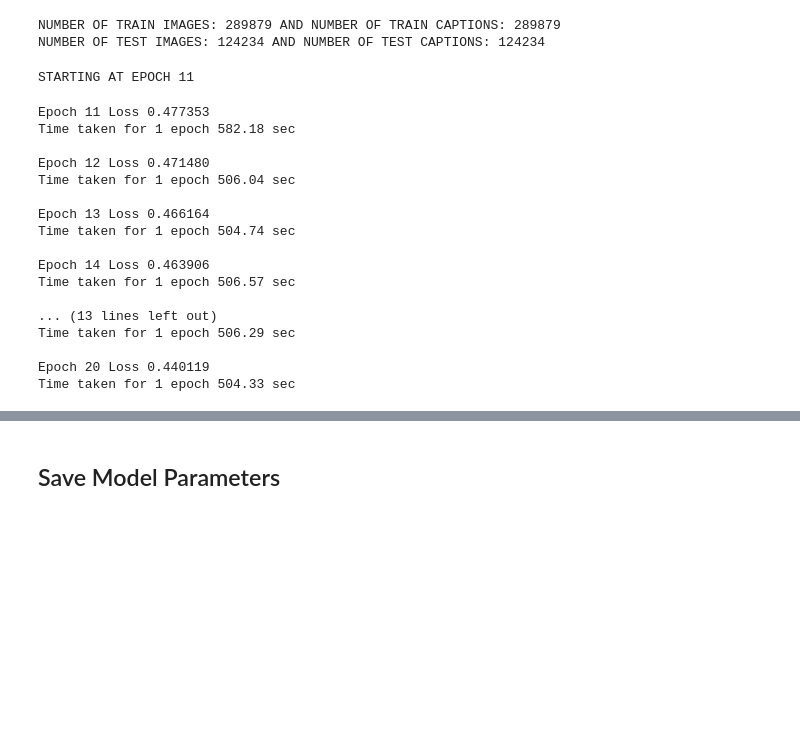
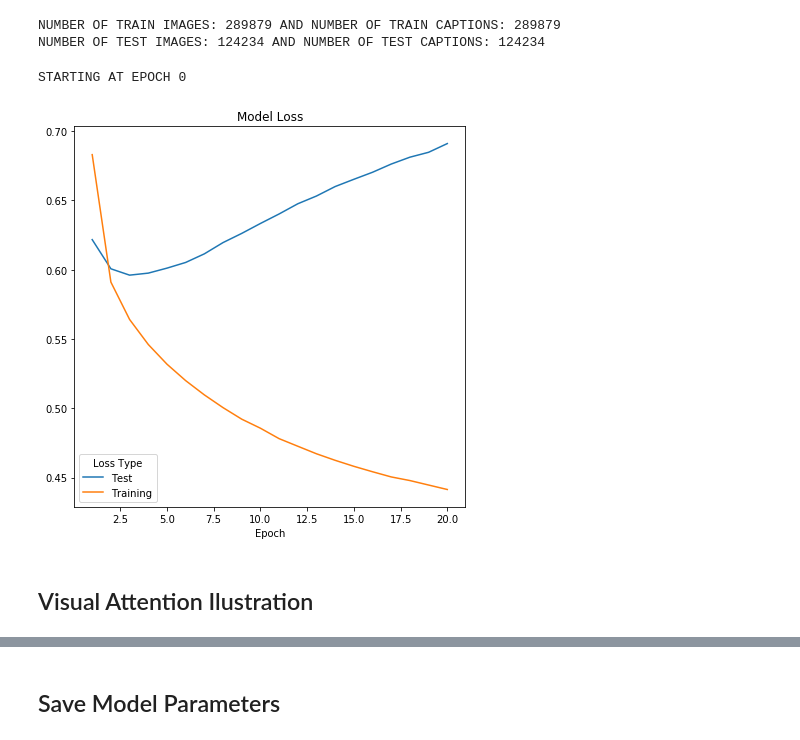
Before and after one commit to juanse1608/AST-ImageCaptioning, a Jupyter notebook: Notebooks/ImageCaptioningDemo.ipynb, the cells around one changed output, grey strips where cells are left out. Saved outputs shown, nothing was run; the diff lists cells and outputs as text; code cells hidden in the pictures; blank space fills up the shorter version.

```diff
--- a/Notebooks/ImageCaptioningDemo.ipynb
+++ b/Notebooks/ImageCaptioningDemo.ipynb
@@ -361,9 +388,9 @@ if ckpt_manager.latest_checkpoint:
     start_epoch = int(ckpt_manager.latest_checkpoint.split('-')[-1])
     # Restoring the latest checkpoint in checkpoint_path
     ckpt.restore(ckpt_manager.latest_checkpoint)
-print(f'STARTING AT EPOCH {start_epoch+1}')
+print(f'STARTING AT EPOCH {start_epoch}')
 # %% [output]
-STARTING AT EPOCH 11
+STARTING AT EPOCH 0
 # %%
 # Adding this in a separate cell because if you run the training cell
 # Many times, the loss_plot array will be reset
@@ -410,30 +460,44 @@ for epoch in range(start_epoch, EPOCHS):
 
         if batch % 10 == 0:
             average_batch_loss = batch_loss.numpy()/int(target.shape[1])
-            print(f'Epoch {epoch+1} Batch {batch} Loss {average_batch_loss:.4f}', end='\r')
-    # Storing the epoch end loss value to plot later
-    loss_plot.append(total_loss/num_steps)
+            print(f'Epoch {epoch+1} Batch {batch} - Loss {average_batch_loss:.4f}', end='\r')
+
+    try:
+        loss_vals = pd.read_csv('../Data/Objects/loss_vals.csv')
+    except:
+        loss_vals = pd.DataFrame({'TYPE':[], 'LOSS':[], 'EPOCH':[]})
+
+    new_training_loss = pd.DataFrame({'TYPE':['TRAINING'], 'LOSS':[total_loss.numpy()/num_steps], 'EPOCH':[epoch]})
+    loss_vals = pd.concat([loss_vals, new_training_loss], axis=0)
+
+    val_total_loss = 0
+    for (val_batch, (val_img_tensor, val_target)) in enumerate(val_dataset):
+        val_batch_loss, val_t_loss = test_step(val_img_tensor, val_target)
+        val_total_loss += val_t_loss
+        if val_batch % 10 == 0:
+            average_batch_loss = val_batch_loss.numpy()/int(val_target.shape[1])
+            print(f'Epoch {epoch+1} Validation Batch {val_batch} - Validation Loss {average_batch_loss:.4f}', end='\r')
+    new_test_loss = pd.DataFrame({'TYPE':['TEST'], 'LOSS':[val_total_loss.numpy()/val_num_steps], 'EPOCH':[epoch]})
+    loss_vals = pd.concat([loss_vals, new_test_loss], axis=0)
+
+    loss_vals.reset_index(drop=True).to_csv('../Data/Objects/loss_vals.csv', index=False)
 
     if epoch % 1 == 0:
         ckpt_manager.save()
 
-    print(f'Epoch {epoch+1} Loss {total_loss/num_steps:.6f} \t\t\t\t\t\t\t\t\t', end='\n')
+    print(f'Epoch {epoch+1} Training Loss {total_loss/num_steps:.6f} \t\t\t\t\t\t\t\t\t\t\t\t\t', end='\n')
+    print(f'Epoch {epoch+1} Validation Loss {val_total_loss/val_num_steps:.6f} \t\t\t\t\t\t\t\t\t\t\t\t\t', end='\n')
     print(f'Time taken for 1 epoch {time.time()-start:.2f} sec\n', end='\n')
-# %% [output]
-Epoch 11 Loss 0.477353
-Time taken for 1 epoch 582.18 sec
-
-Epoch 12 Loss 0.471480
-Time taken for 1 epoch 506.04 sec
-
-Epoch 13 Loss 0.466164
-Time taken for 1 epoch 504.74 sec
-
-Epoch 14 Loss 0.463906
-Time taken for 1 epoch 506.57 sec
-
-... (13 lines left out)
-Time taken for 1 epoch 506.29 sec
-
-Epoch 20 Loss 0.440119
-Time taken for 1 epoch 504.33 sec
+# %%
+### Plot loss function
+loss_vals = pd.read_csv('../Data/Objects/loss_vals.csv')
+loss_vals['EPOCH'] += 1
+loss_vals['TYPE'] = loss_vals['TYPE'].str.title()
+loss_vals.columns = loss_vals.columns.str.title()
+loss_vals.rename(columns={'Type': 'Loss Type'}, inplace=True)
+loss_vals = loss_vals.pivot_table(index='Epoch', columns='Loss Type', values='Loss')
+lines = loss_vals.plot.line(title='Model Loss', figsize=(7,7))
+# %% [output]
+[figure, added]
+# %% [markdown]
+## Visual Attention Ilustration
```
Also changed, not shown: parts of 13 cells of this notebook.
